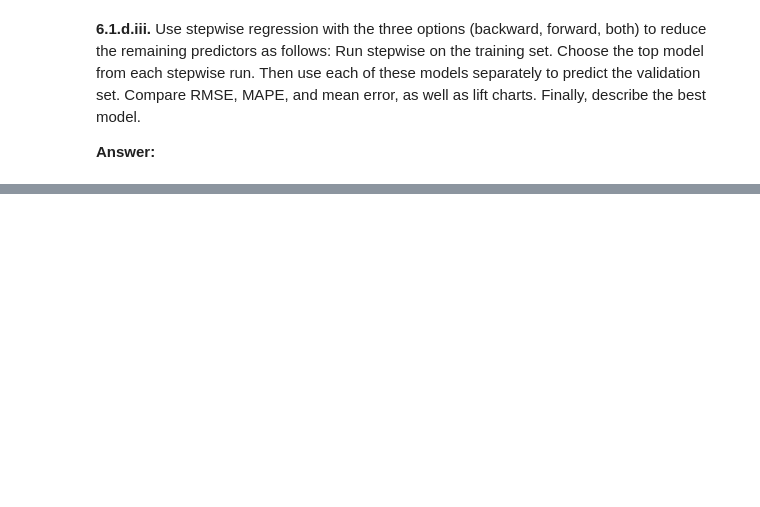
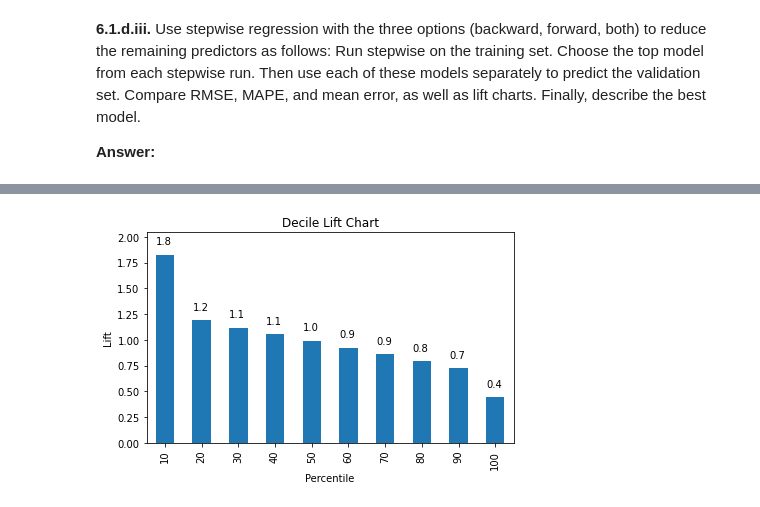
Before and after one commit to boysbeanxious/spring_lecture, a Jupyter notebook: DataMining/Ch-06-MLR-SelectedProblems.ipynb, the cells around one changed output, grey strips where cells are left out. Drawn from its saved outputs; the diff is of its cells as text; code cells hidden in the pictures; blank space fills up the shorter version.

```diff
--- a/DataMining/Ch-06-MLR-SelectedProblems.ipynb
+++ b/DataMining/Ch-06-MLR-SelectedProblems.ipynb
@@ -129,0 +163,12 @@ __Answer:__
+# %%
+def train_model(variables):
+    model = LinearRegression()
+    model.fit(X_train[variables], y_train)
+    return model
+
+def score_model(model, variables):
+    return AIC_score(y_train, model.predict(X_train[variables]), model)
+
+allVariables = X_train.columns
+backward_best_model, backward_best_variables = backward_elimination(allVariables, train_model,score_model, verbose=True)
+regressionSummary(y_test, backward_best_model.predict(X_test[backward_best_variables]))
@@ -129,0 +188,10 @@ __Answer:__
+# %%
+pred_v = pd.Series(backward_best_model.predict(X_test[backward_best_variables]))
+pred_v = pred_v.sort_values(ascending=False)
+
+ax = liftChart(pred_v)
+ax.set_ylabel('Lift')
+plt.tight_layout()
+plt.show()
+# %% [output]
+[figure, added]
```
Also changed, not shown: parts of 21 cells of this notebook, 19 other files.
